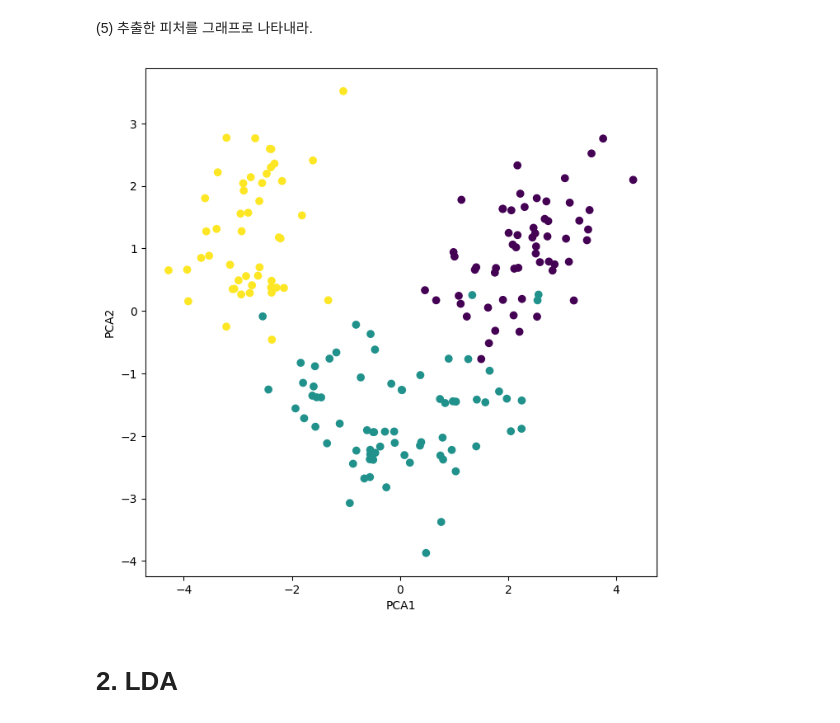
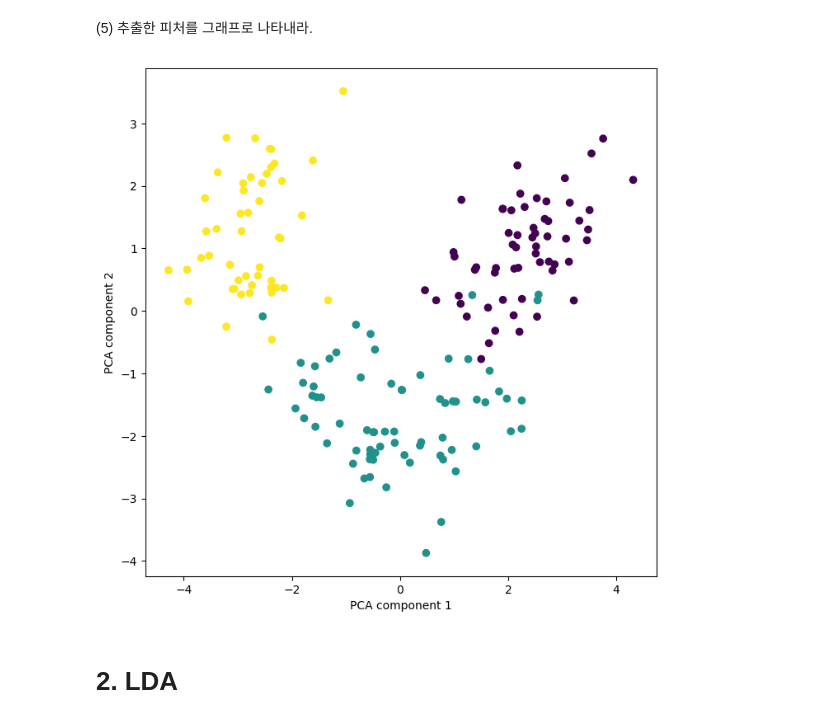
Before and after one commit to ys23-lys/ESAA, a Jupyter notebook: YB_1121_연습문제_차원축소.ipynb, the cells around one changed output. Saved outputs shown, nothing was run; the diff lists cells and outputs as text; code cells hidden in the pictures.

```diff
--- a/YB_1121_연습문제_차원축소.ipynb
+++ b/YB_1121_연습문제_차원축소.ipynb
@@ -88,11 +88,11 @@ X_pca=PCA_model.fit_transform(X_scaled)
 # %%
 plt.figure(figsize=(8,8))
 plt.scatter(X_pca[:,0],X_pca[:,1],c=y)
-plt.xlabel('PCA1')
-plt.ylabel('PCA2')
+plt.xlabel('PCA component 1')
+plt.ylabel('PCA component 2')
 plt.show()
 # %% [output]
-[figure, old version]
+[figure, new version]
 # %% [markdown]
 # 2. LDA
 # %% [markdown]
```
